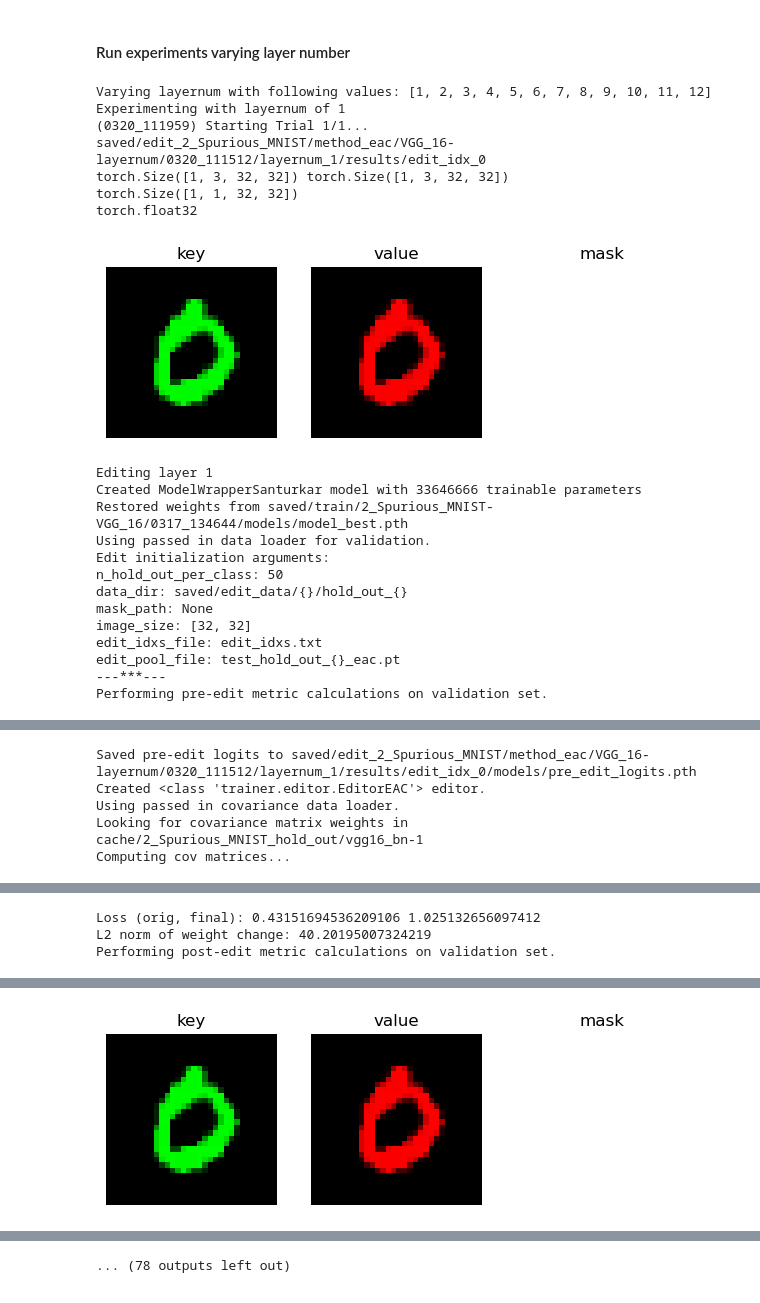
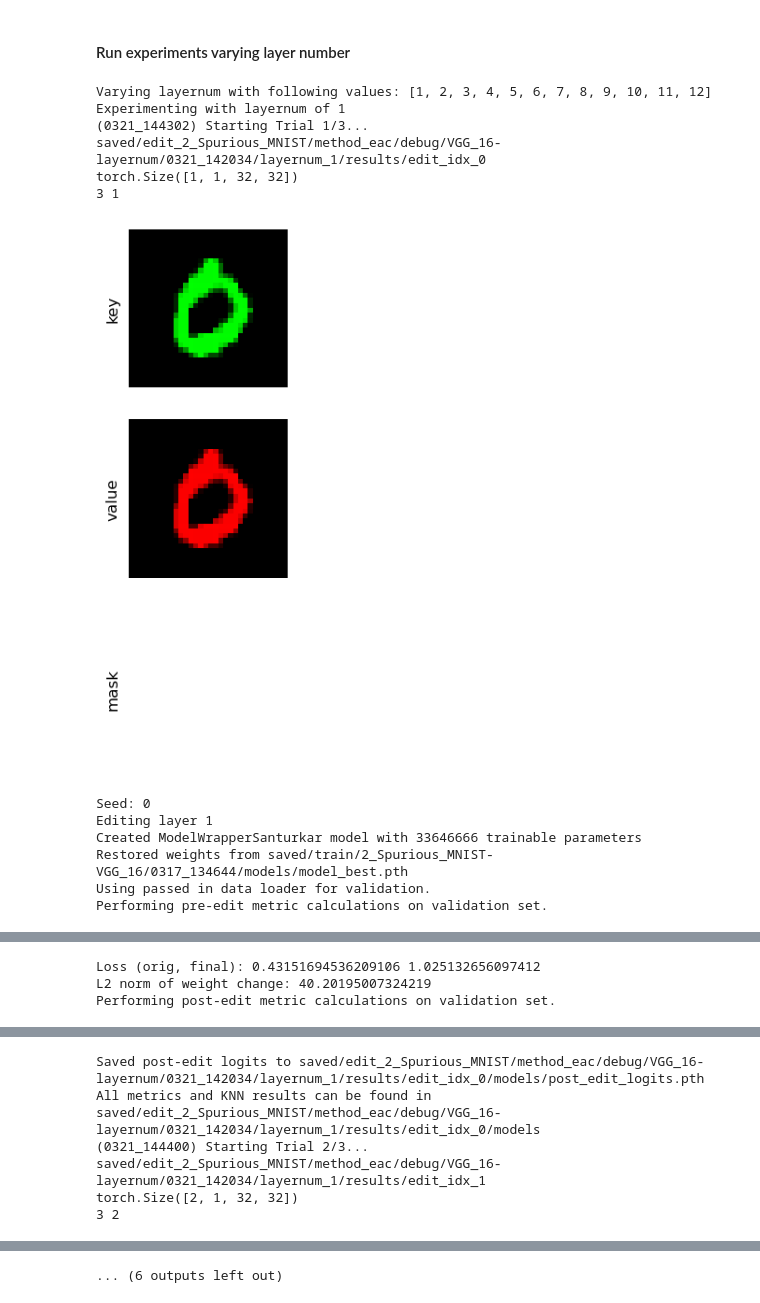
Before and after one commit to allisonchen23/model-editing, a Jupyter notebook: edit_MNIST.ipynb, the cells around one changed output, grey strips where cells are left out. Cells and saved outputs as stored; diff of their text form; code cells hidden in the pictures.

Commit message:
create dataloader for MNIST edit data to allow for mul

```diff
--- a/edit_MNIST.ipynb
+++ b/edit_MNIST.ipynb
@@ -53,11 +43,9 @@ device, device_ids = prepare_device(config_dict['n_gpu'])
 # %%
 # Load datasets
 data_loader_args = dict(config_dict["data_loader"]["args"])
-dataset_args = dict(config_dict["dataset"]["args"])
 
 # Create validation data loader
-dataset_args.update({"split": "test"})
-test_dataset = module_data.ColoredMNIST(**dataset_args)
+test_dataset =config.init_obj('test_dataset', module_data)
 
 test_data_loader = torch.utils.data.DataLoader(
     test_dataset,
@@ -65,9 +53,7 @@ test_data_loader = torch.utils.data.DataLoader(
 )
 
 # Create data loader for covariance matrix
-
-dataset_args.update({"split": "test_hold_out_{}".format(n_hold_out_per_class)})
-covariance_dataset = module_data.ColoredMNIST(**dataset_args)
+covariance_dataset = config.init_obj('covariance_dataset', module_data)
 covariance_data_loader = torch.utils.data.DataLoader(
     covariance_dataset,
     **data_loader_args
@@ -78,9 +64,9 @@ covariance_data_loader = torch.utils.data.DataLoader(
 # create log path to store the paths to each trial
 save_root = config_dict['trainer']['save_dir']
 timestamp = os.path.basename(os.path.dirname(config.save_dir))
-
-trial_paths_path = os.path.join(save_root, config_dict['name'], timestamp, 'trial_paths.txt')
-progress_report_path = os.path.join(save_root, config_dict['name'], timestamp, 'progress_report.txt')
+save_dir = os.path.join(save_root, config_dict['name'], timestamp)
+trial_paths_path = os.path.join(save_dir, 'trial_paths.txt')
+progress_report_path = os.path.join(save_dir, 'progress_report.txt')
 if os.path.exists(trial_paths_path):
     print("Path {} already exists. Aborting.".format(trial_paths_path))
 else:
@@ -552,0 +83,14 @@ def run_experiments(iv_name: str,
+# %%
+
+MNIST_edit_dataset = config.init_obj('edit_dataset', module_edit_data)
+edit_data_loader = torch.utils.data.DataLoader(
+    MNIST_edit_dataset,
+    shuffle=False,
+    batch_size=1,
+    num_workers=8
+)
+# Save edit_idxs
+edit_idxs_src_path = MNIST_edit_dataset.edit_idxs_path
+edit_idxs_dst_path = os.path.join(save_dir, os.path.basename(edit_idxs_src_path))
+shutil.copyfile(edit_idxs_src_path, edit_idxs_dst_path)
+print("Saved edit_idxs file to {}".format(edit_idxs_dst_path))
@@ -553,40 +268,36 @@ def run_experiments(iv_name: str,
 # %% [markdown]
 #### Run experiments varying layer number
 # %%
-iv_name = 'layernum'
+iv_path = 'layernum'
 iv_values = [i for i in range(1, 13)]
-print("Varying {} with following values: {}".format(iv_name, iv_values))
+print("Varying {} with following values: {}".format(iv_path, iv_values))
 
 run_experiments(
-    iv_name=iv_name,
+    iv_path=iv_path,
     iv_values=iv_values,
-    edit_data=edit_data,
+    edit_data_loader=edit_data_loader,
     progress_report_path=progress_report_path,
     trial_paths_path=trial_paths_path,
     timestamp=timestamp,
     config_dict=config_dict,
-    debug=True)
+    covariance_data_loader=covariance_data_loader,
+    test_data_loader=test_data_loader,
+    analyze_in_edit=True,
+    debug=True,
+    seed=0)
 # %% [output]
 Varying layernum with following values: [1, 2, 3, 4, 5, 6, 7, 8, 9, 10, 11, 12]
 Experimenting with layernum of 1
-(0320_111959) Starting Trial 1/1...
-saved/edit_2_Spurious_MNIST/method_eac/VGG_16-layernum/0320_111512/layernum_1/results/edit_idx_0
-torch.Size([1, 3, 32, 32]) torch.Size([1, 3, 32, 32])
+(0321_144302) Starting Trial 1/3...
+saved/edit_2_Spurious_MNIST/method_eac/debug/VGG_16-layernum/0321_142034/layernum_1/results/edit_idx_0
 torch.Size([1, 1, 32, 32])
-torch.float32
+3 1
-[figure, old version]
+[figure, new version]
+Seed: 0
 Editing layer 1
 Created ModelWrapperSanturkar model with 33646666 trainable parameters
 Restored weights from saved/train/2_Spurious_MNIST-VGG_16/0317_134644/models/model_best.pth
 Using passed in data loader for validation.
-Edit initialization arguments:
-n_hold_out_per_class: 50
-data_dir: saved/edit_data/{}/hold_out_{}
-mask_path: None
-image_size: [32, 32]
-edit_idxs_file: edit_idxs.txt
-edit_pool_file: test_hold_out_{}_eac.pt
----***---
 Performing pre-edit metric calculations on validation set.
 Pre-edit metrics: {'TP': array([448, 537, 520, 498, 452, 423, 437, 473, 454, 454]), 'TN': array([8326, 8375, 8215, 7553, 7786, 8244, 8367, 7920, 7888, 8022]), 'FPs': array([244,  40, 303, 987, 782, 41 ...
        0.91231579, 0.92673684, 0.88347368, 0.87810526, 0.89221053]), 'per_class_accuracy_mean': 0.8988631578947368, 'precision': array([0.64739884, 0.93067591, 0.63183475, 0.33535354, 0.36628849,
@@ -597,5 +313,3 @@ Saved pre-edit metrics saved/edit_2_Spurious_MNIST/method_eac/VGG_16-layernum/03
-Saved pre-edit logits to saved/edit_2_Spurious_MNIST/method_eac/VGG_16-layernum/0320_111512/layernum_1/results/edit_idx_0/models/pre_edit_logits.pth
-Created <class 'trainer.editor.EditorEAC'> editor.
-Using passed in covariance data loader.
-Looking for covariance matrix weights in cache/2_Spurious_MNIST_hold_out/vgg16_bn-1
-Computing cov matrices...
+Loss (orig, final): 0.43151694536209106 1.025132656097412
+L2 norm of weight change: 40.20195007324219
+Performing post-edit metric calculations on validation set.
@@ -605,3 +322,6 @@ Cov shape: torch.Size([64, 64])
-Loss (orig, final): 0.43151694536209106 1.025132656097412
-L2 norm of weight change: 40.20195007324219
-Performing post-edit metric calculations on validation set.
+Saved post-edit logits to saved/edit_2_Spurious_MNIST/method_eac/debug/VGG_16-layernum/0321_142034/layernum_1/results/edit_idx_0/models/post_edit_logits.pth
+All metrics and KNN results can be found in saved/edit_2_Spurious_MNIST/method_eac/debug/VGG_16-layernum/0321_142034/layernum_1/results/edit_idx_0/models
+(0321_144400) Starting Trial 2/3...
+saved/edit_2_Spurious_MNIST/method_eac/debug/VGG_16-layernum/0321_142034/layernum_1/results/edit_idx_1
+torch.Size([2, 1, 32, 32])
+3 2
@@ -622 +345,0 @@ torch.float32
-[figure, old version]
@@ -642 +354 @@ Saved pre-edit metrics saved/edit_2_Spurious_MNIST/method_eac/VGG_16-layernum/03
-... (78 outputs left out)
+... (6 outputs left out)
```
Also changed, not shown: parts of 20 cells of this notebook, 9 other files.
